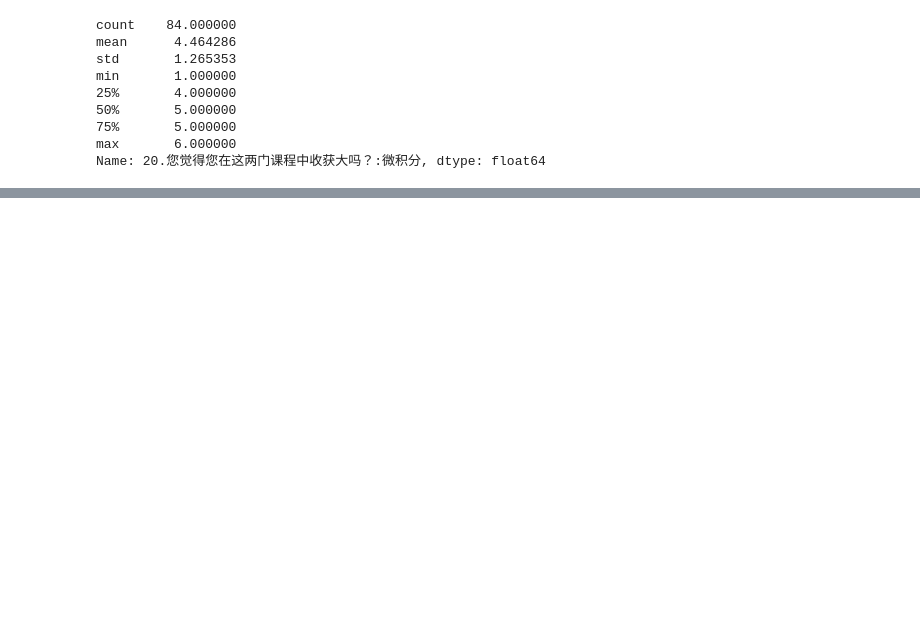
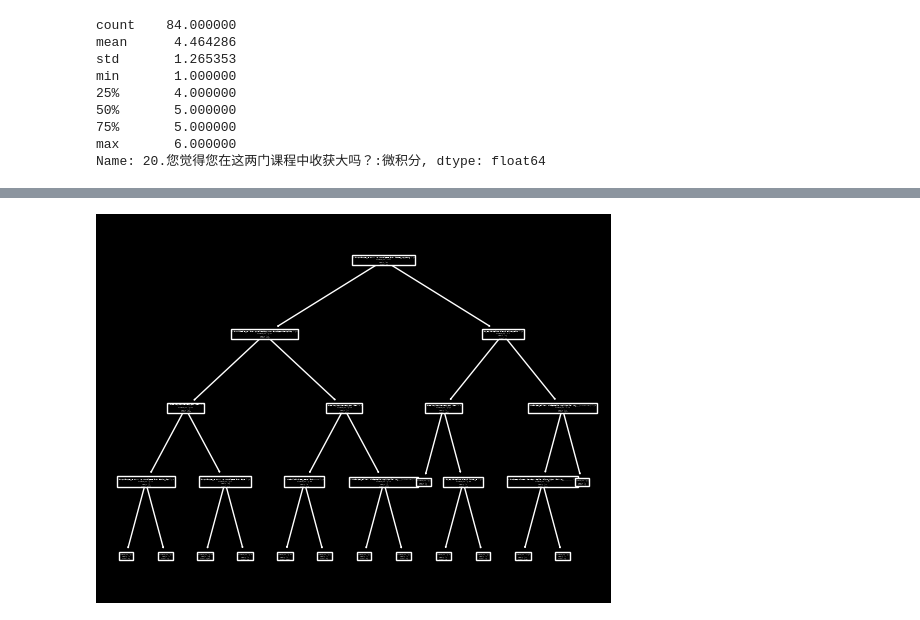
Before and after one commit to 2catycm/Sociology_of_Homework_and_Solution, a Jupyter notebook: src/决策树.ipynb, the cells around one changed output, grey strips where cells are left out. Saved outputs shown, nothing was run; the diff lists cells and outputs as text; code cells hidden in the pictures; blank space fills up the shorter version.

```diff
--- a/src/决策树.ipynb
+++ b/src/决策树.ipynb
@@ -141,0 +247,10 @@ regression_and_draw(df[math_X], df[math_Y[-1]], math_X, df,
+# %%
+x = compute_X+answer_features+compute_Y[:1]
+y = compute_Y[-2]
+classification_and_draw(df[x], df[y], x, df_no_dummy, class_names=[str(i+1) for i in range(6)],
+                        path="fig/如何在编程课得分最高-分类可视化",
+                        dummy_indicator="(单选)", replacement=replacement)
+regression_and_draw(df[x], df[y], x, df_no_dummy,
+   path="fig/如何在编程课得分最高-回归可视化",
+   dummy_indicator="(单选)", replacement=replacement)
+# %% [output]
@@ -141,0 +260 @@ regression_and_draw(df[math_X], df[math_Y[-1]], math_X, df,
+[figure, added]
```
Also changed, not shown: parts of 12 cells of this notebook, 24 other files.
